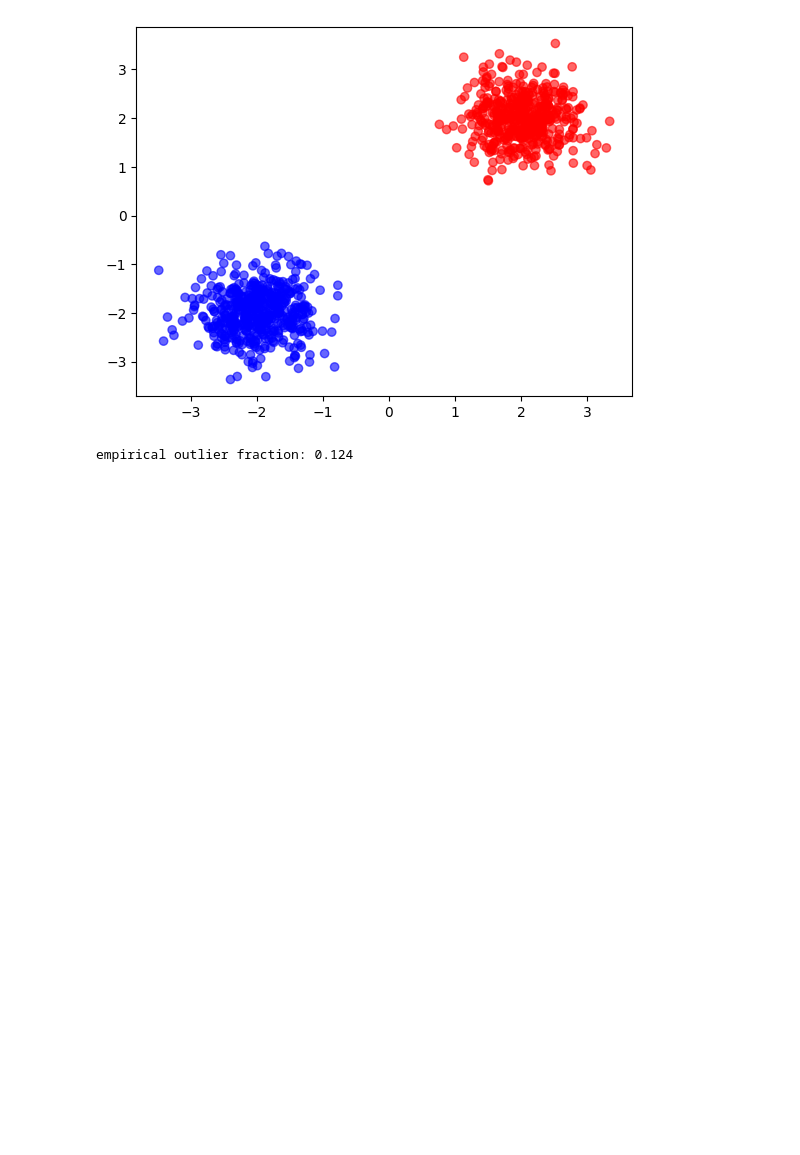
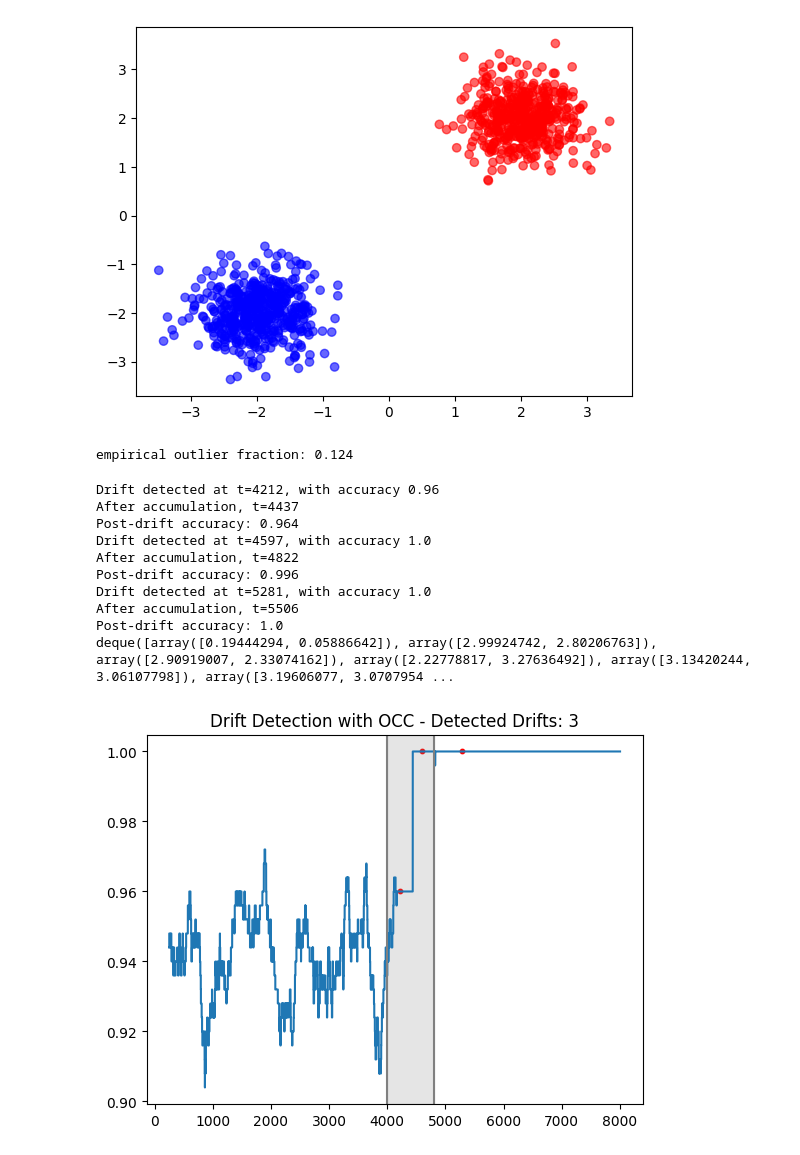
Before and after one commit to dariomalchiodi/occ-drift-detection, a Jupyter notebook: river.ipynb, the cells around one changed output. Drawn from its saved outputs; the diff is of its cells as text; code cells hidden in the pictures; blank space fills up the shorter version.

```diff
--- a/river.ipynb
+++ b/river.ipynb
@@ -229,23 +229,18 @@ class ZTestDriftDetector(DriftDetector):
         n = len(outliers)
         p_outliers = tot / n
         p_orig = self.tot_orig / self.n_orig
+        # print(f'p_orig: {p_orig}, p_outliers: {p_outliers}')
 
         z = st.norm()
-        stat = abs(p_outliers - p_orig)
-        return stat > z.ppf(1 - self.alpha / 2) / math.sqrt(2*n)
-
-
-# def threshold_drift_detector(f, outliers):
-#     outlier_fraction = np.mean(outliers)
-#     return outlier_fraction > f
-
-# def z_test_drift_decector(alpha, curr_outliers, orig_outliers):
-#     pass
+        c = abs(p_outliers - p_orig)
+        # print(f'Z-Test statistic: {math.sqrt(2*n) * c}, Threshold: {z.ppf(1 - self.alpha / 2)}')
+        return c > z.ppf(1 - self.alpha / 2) / math.sqrt(2*n)
 # %%
 from collections import deque
 import itertools as it
 from river import stream, tree, metrics
 
+keep_fraction = 0.1
 def experiment(n, f, nu, gamma, max_t, stream):
 
     x_window = deque(maxlen=n)
@@ -268,6 +263,7 @@ def experiment(n, f, nu, gamma, max_t, stream):
         curr_x = np.array([x[i] for i in range(len(x))])
         outlier = occ.predict(np.array([curr_x]))[0]
         outlier_window.append(outlier==-1)
+    d = ZTestDriftDetector(0.025, outlier_window)
 
     for x, y in it.islice(stream.sample(), max_t - n):
         t += 1
@@ -284,13 +280,18 @@ def experiment(n, f, nu, gamma, max_t, stream):
         outlier_window.append(outlier==-1)
 
         # d = ThresholdDriftDetector(f)
-        d = ZTestDriftDetector(0.025, outlier_window)
+
         if d.detect(outlier_window):
-            accumulate_examples(stream, n, x_window, y_window, keep_fraction=0.1)
-            t += n
+            print(f'Drift detected at t={t}, with accuracy {accuracy[-1][1]}')
+            accumulate_examples(stream, n, x_window, y_window,
+                                keep_fraction=keep_fraction)
+
+            detected_drifts.append((t, accuracy[-1][1]))
+            t += int(n * (1 - keep_fraction))
+            print(f'After accumulation, t={t}')
             a = window_accuracy(model, x_window, y_window)
+            print(f'Post-drift accuracy: {a}')
             accuracy.append((t, a))
-            detected_drifts.append((t, a))
 
             # retrain model on current window
             model = tree.HoeffdingTreeClassifier()
@@ -305,37 +306,53 @@ def experiment(n, f, nu, gamma, max_t, stream):
                 outlier = occ.predict(np.array([curr_x]))[0]
                 outlier_window.append(outlier==-1)
         else:
             accuracy.append((t, window_accuracy(model, x_window, y_window)))
 
         if t > max_t:
             break
+
+    # print(x_window)
     return accuracy, detected_drifts
 
 n = 250 # window size
 f = 0.1 # outlier fraction threshold
 nu = 0.1 # OCC parameter
 gamma = 0.5 # OCC parameter
 max_t = 8_000 # max number of examples to process
 
 g1 = GaussianMixture(mu=[[0, 0], [1, 1]], sigma=[[0.2, 0.2], [0.2, 0.2]],
-                     class_=[0, 1], p=[0.5, 0.5], n=80_000, seed=492)
+                     class_=[0, 1], p=[0.5, 0.5], n=80_000, seed=42)
 g2 = GaussianMixture(mu=[[0, 0], [3, 3]], sigma=[[0.2, 0.2], [0.2, 0.2]],
-                     class_=[0, 1], p=[0.5, 0.5], n=80_000, seed=492)
+                     class_=[0, 1], p=[0.5, 0.5], n=80_000, seed=42)
 
-stream = DriftingMixtureStream(mixtures=[g1, g2], drift_points=[(2_000, 2_800)])
+start_drift, end_drift = 4_000, 4_800
+stream = DriftingMixtureStream(mixtures=[g1, g2],
+                               drift_points=[(start_drift, end_drift)])
 
 accuracy, detected_drifts = experiment(n, f, nu, gamma, max_t, stream)
 
 num_drifts =len(detected_drifts)
 
 fix, ax = plt.subplots()
 u, v = zip(*accuracy)
-ax.step(u, v)
+ax.step(u, v, where='post')
 if detected_drifts:
     u, v = zip(*detected_drifts)
     ax.scatter(u, v, color='red', label='Detected Drifts', s=10)
-ax.axvspan(2_000, 2_800, color='gray', alpha=0.2)
-ax.axvline(2_000, color='gray', linewidth=1.5, alpha=1.0)
-ax.axvline(2_800, color='gray', linewidth=1.5, alpha=1.0)
+ax.axvspan(start_drift, end_drift, color='gray', alpha=0.2)
+ax.axvline(start_drift, color='gray', linewidth=1.5, alpha=1.0)
+ax.axvline(end_drift, color='gray', linewidth=1.5, alpha=1.0)
 ax.set_title(f'Drift Detection with OCC - Detected Drifts: {num_drifts}')
 plt.show()
+# %% [output]
+Drift detected at t=4212, with accuracy 0.96
+After accumulation, t=4437
+Post-drift accuracy: 0.964
+Drift detected at t=4597, with accuracy 1.0
+After accumulation, t=4822
+Post-drift accuracy: 0.996
+Drift detected at t=5281, with accuracy 1.0
+After accumulation, t=5506
+Post-drift accuracy: 1.0
+deque([array([0.19444294, 0.05886642]), array([2.99924742, 2.80206763]), array([2.90919007, 2.33074162]), array([2.22778817, 3.27636492]), array([3.13420244, 3.06107798]), array([3.19606077, 3.0707954 ...
+[figure, added]
```
Also changed, not shown: parts of 2 cells of this notebook.
